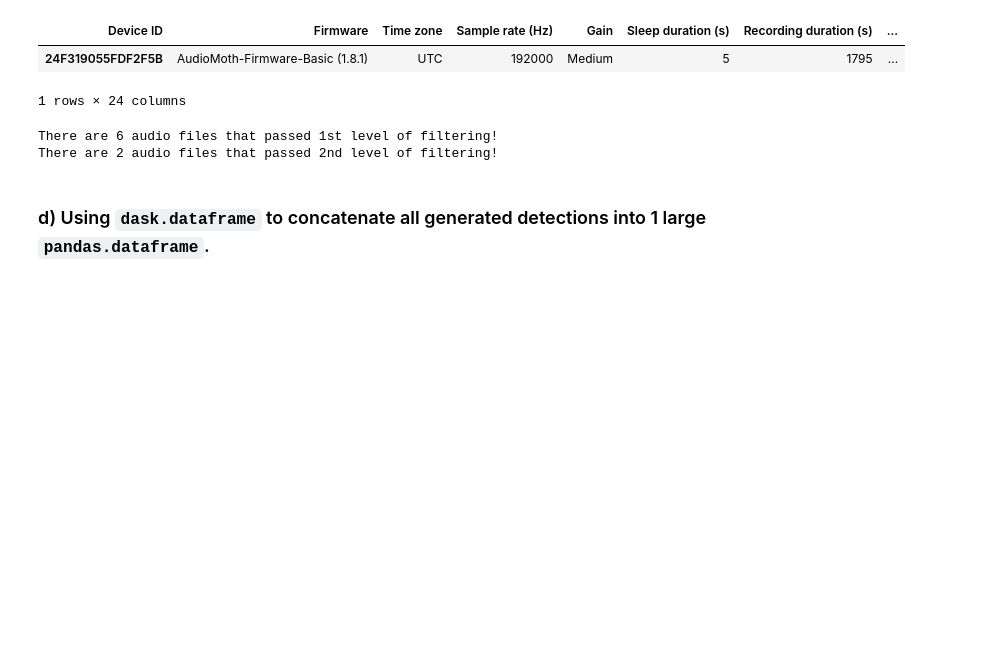
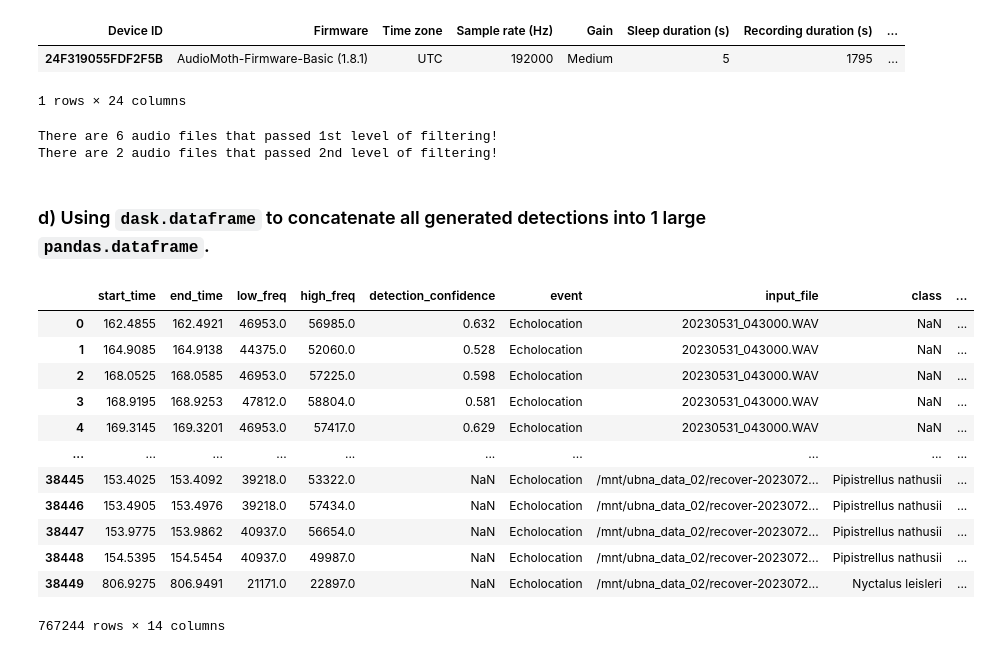
Before and after one commit to uw-echospace/bat-detector-msds, a Jupyter notebook: notebooks/test_batdetect2_pipeline.ipynb, the cells around one changed output. Saved outputs shown, nothing was run; the diff lists cells and outputs as text; code cells hidden in the pictures; blank space fills up the shorter version.

```diff
--- a/notebooks/test_batdetect2_pipeline.ipynb
+++ b/notebooks/test_batdetect2_pipeline.ipynb
@@ -327,6 +327,23 @@ There are 6 audio files that passed 1st level of filtering!
 There are 2 audio files that passed 2nd level of filtering!
 # %% [markdown]
 ### d) Using `dask.dataframe` to concatenate all generated detections into 1 large `pandas.dataframe`.
+# %%
+new_df = dd.read_csv(f"../output_dir/recover-2023*/Telephone Field/bd2__*.csv").compute()
+new_df
+# %% [output]
+|  | start_time | end_time | low_freq | high_freq | detection_confidence | event | input_file | class | ... |
+| 0 | 162.4855 | 162.4921 | 46953.0 | 56985.0 | 0.632 | Echolocation | 20230531_043000.WAV | NaN | ... |
+| 1 | 164.9085 | 164.9138 | 44375.0 | 52060.0 | 0.528 | Echolocation | 20230531_043000.WAV | NaN | ... |
+| 2 | 168.0525 | 168.0585 | 46953.0 | 57225.0 | 0.598 | Echolocation | 20230531_043000.WAV | NaN | ... |
+| 3 | 168.9195 | 168.9253 | 47812.0 | 58804.0 | 0.581 | Echolocation | 20230531_043000.WAV | NaN | ... |
+| 4 | 169.3145 | 169.3201 | 46953.0 | 57417.0 | 0.629 | Echolocation | 20230531_043000.WAV | NaN | ... |
+| ... | ... | ... | ... | ... | ... | ... | ... | ... | ... |
+| 38445 | 153.4025 | 153.4092 | 39218.0 | 53322.0 | NaN | Echolocation | /mnt/ubna_data_02/recover-2023072... | Pipistrellus nathusii | ... |
+| 38446 | 153.4905 | 153.4976 | 39218.0 | 57434.0 | NaN | Echolocation | /mnt/ubna_data_02/recover-2023072... | Pipistrellus nathusii | ... |
+| 38447 | 153.9775 | 153.9862 | 40937.0 | 56654.0 | NaN | Echolocation | /mnt/ubna_data_02/recover-2023072... | Pipistrellus nathusii | ... |
+| 38448 | 154.5395 | 154.5454 | 40937.0 | 49987.0 | NaN | Echolocation | /mnt/ubna_data_02/recover-2023072... | Pipistrellus nathusii | ... |
+| 38449 | 806.9275 | 806.9491 | 21171.0 | 22897.0 | NaN | Echolocation | /mnt/ubna_data_02/recover-2023072... | Nyctalus leisleri | ... |
+767244 rows × 14 columns
 # %%
 site = "Telephone Field"
 cfg["site"] = site
```
Also changed, not shown: parts of 4 cells of this notebook, 1 other file.
